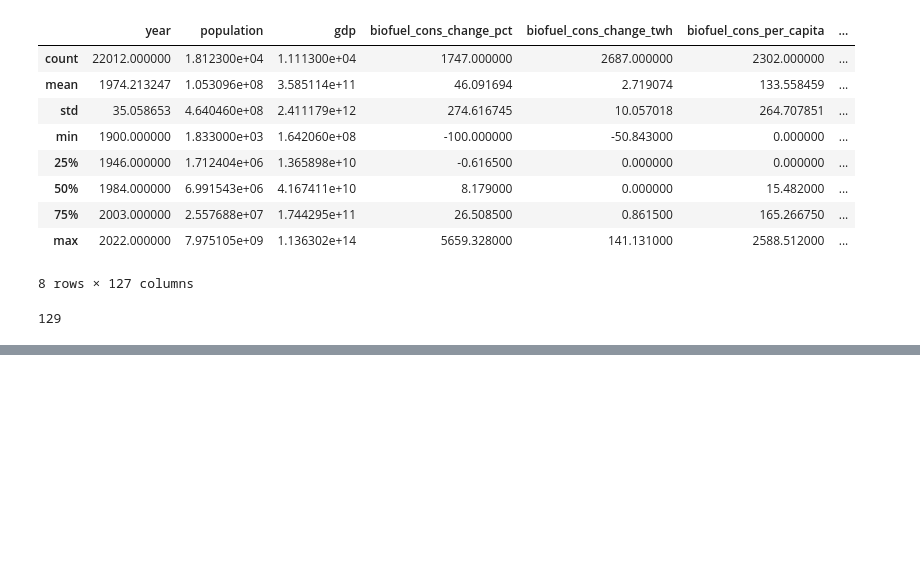
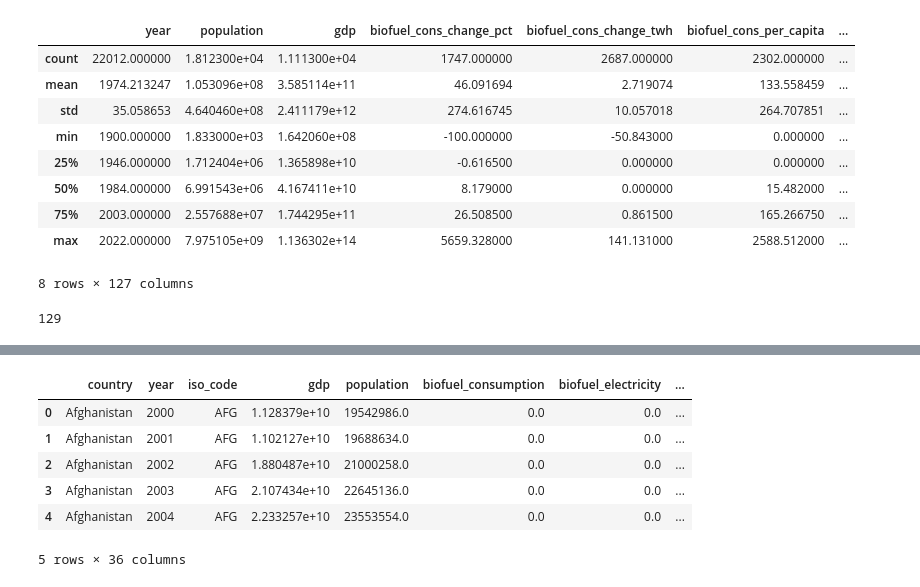
Before and after one commit to dikshaphuloria/Data_Wrangling_Project, a Jupyter notebook: data_wrangling_project.ipynb, the cells around one changed output, grey strips where cells are left out. Cells and saved outputs as stored; diff of their text form; code cells hidden in the pictures; blank space fills up the shorter version.

Commit message:
Retreving GNI + Socio-Economic Data

```diff
--- a/data_wrangling_project.ipynb
+++ b/data_wrangling_project.ipynb
@@ -73,0 +79,25 @@ energy_data.head()
+# %%
+#Adding GNI(Gross National Income (GNI) is a key economic indicator that measures the total income received by a country's residents
+def GNI_cal(iso_code, year):
+    """function to calculate the GNI for a country"""
+    indicator = {'NY.GNP.PCAP.CD': 'GNI per capita (current US$)'}
+    start_date = datetime.datetime(year, 1, 1)
+    try:
+        gni_data = wbdata.get_dataframe(indicator, country=iso_code, date=(start_date))
+        if not gni_data.empty:
+            return gni_data['GNI per capita (current US$)'].iloc[0] #access the value using .iloc[0]
+        else:
+            return None # Return None when data is not available.
+    except Exception as e:
+        return None
+
+energy_data['GNI']= energy_data.apply(lambda row: GNI_cal(row['iso_code'],row['year']), axis=1)
+energy_data.head()
+# %% [output]
+|  | country | year | iso_code | gdp | population | biofuel_consumption | biofuel_electricity | ... |
+| 0 | Afghanistan | 2000 | AFG | 1.128379e+10 | 19542986.0 | 0.0 | 0.0 | ... |
+| 1 | Afghanistan | 2001 | AFG | 1.102127e+10 | 19688634.0 | 0.0 | 0.0 | ... |
+| 2 | Afghanistan | 2002 | AFG | 1.880487e+10 | 21000258.0 | 0.0 | 0.0 | ... |
+| 3 | Afghanistan | 2003 | AFG | 2.107434e+10 | 22645136.0 | 0.0 | 0.0 | ... |
+| 4 | Afghanistan | 2004 | AFG | 2.233257e+10 | 23553554.0 | 0.0 | 0.0 | ... |
+5 rows × 36 columns
```
Also changed, not shown: parts of 7 cells of this notebook, 2 other files.
